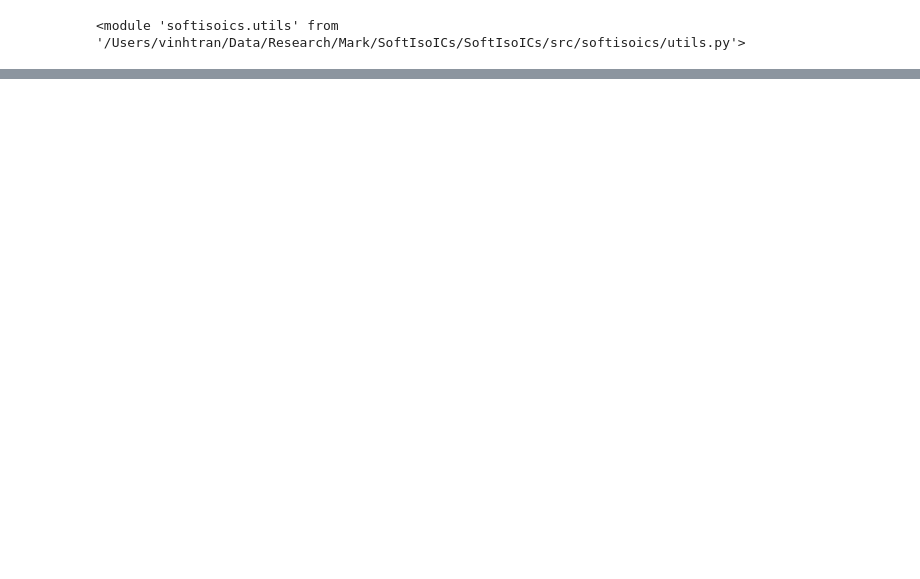
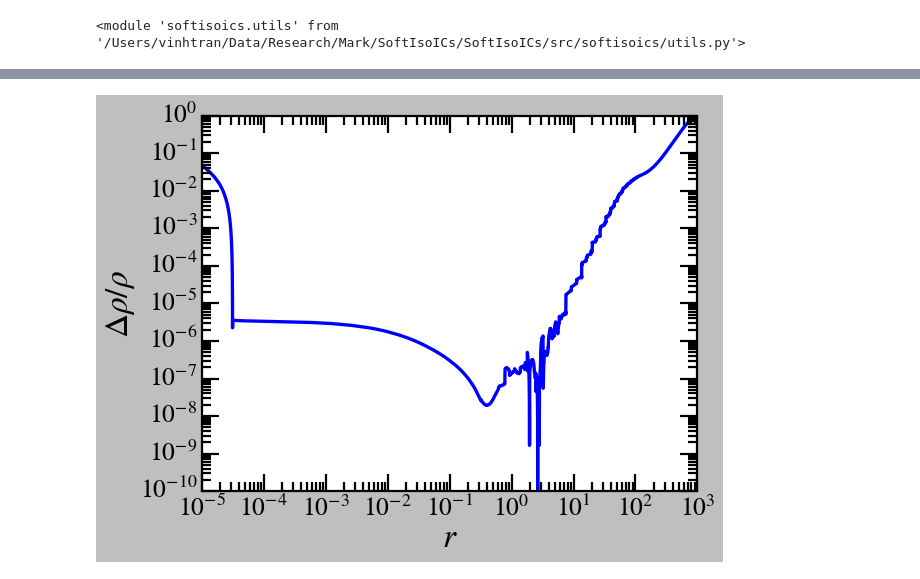
Before and after one commit to vinh-qtran/SoftIsoICs, a Jupyter notebook: nbs/test.ipynb, the cells around one changed output, grey strips where cells are left out. Drawn from its saved outputs; the diff is of its cells as text; code cells hidden in the pictures; blank space fills up the shorter version.

Commit message:
Test multi collisionless components

```diff
--- a/nbs/test.ipynb
+++ b/nbs/test.ipynb
@@ -61,7 +61,7 @@ class NFWProfile(profiles.CollisionlessSingleProfile):
             r_bins < self.c, self._nfw_density(r_bins), self._decay_density(r_bins)
         )
 # %%
-class HernquistProfile(profiles.CollisionalSingleProfile):
+class HernquistProfile(profiles.CollisionlessSingleProfile):
     def __init__(self, M, a, **kwargs):
         self.M = M
         self.a = a
@@ -78,12 +78,12 @@ nfw_profile = NFWProfile(
     # epsilon=0.1,
 )
 # %%
-hernquist_profile = HernquistProfile(
-    M=nfw_profile.mass_bins[-1] * 0.01,
-    a=0.25,
-    r_bin_min=nfw_profile._r_bin_min,
-    r_bin_max=nfw_profile._r_bin_max,
-    N_bins=nfw_profile._N_bins,
+star_profile = HernquistProfile(
+    M=DM_profile.mass_bins[-1] * 0.05,
+    a=0.2,
+    r_bin_min=DM_profile._r_bin_min,
+    r_bin_max=DM_profile._r_bin_max,
+    N_bins=DM_profile._N_bins,
     # epsilon=0.1,
 )
 # %%
@@ -125 +113,22 @@ N_part = utils.get_N_part_from_N_200(
+# %%
+star_reconstructed_rho_bins = star_profile.reconstruct_density(
+    total_phi_bins=star_profile.total_phi_bins,
+    eps_bins=star_profile.eps_bins,
+    f_eps_bins=star_profile.f_eps_bins,
+)
+# %%
+plt.plot(
+    star_profile.r_bins, np.abs(1 - star_reconstructed_rho_bins / star_profile.rho_bins)
+)
+
+plt.xlabel(r"$r$")
+plt.ylabel(r"$\Delta \rho / \rho$")
+
+plt.xscale("log")
+plt.yscale("log")
+
+plt.tight_layout()
+plt.show()
+# %% [output]
+[figure, added]
 # %%
```
Also changed, not shown: parts of 19 cells of this notebook, 3 other files.
